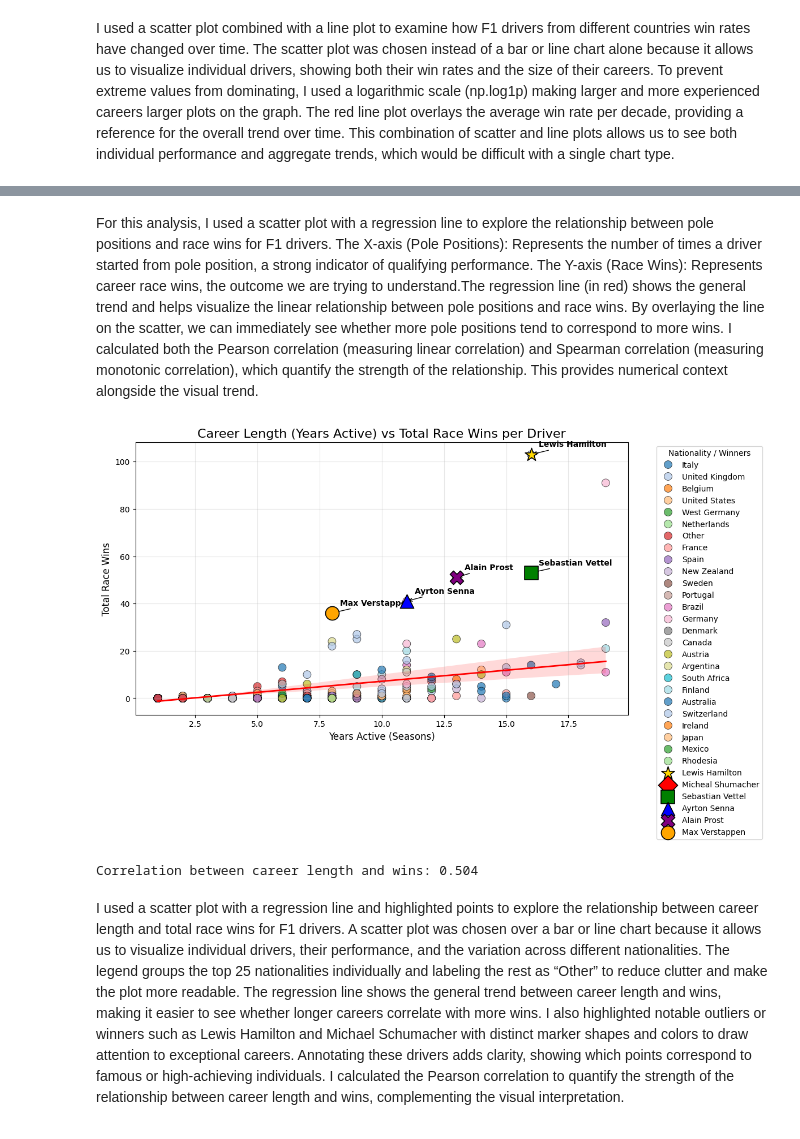
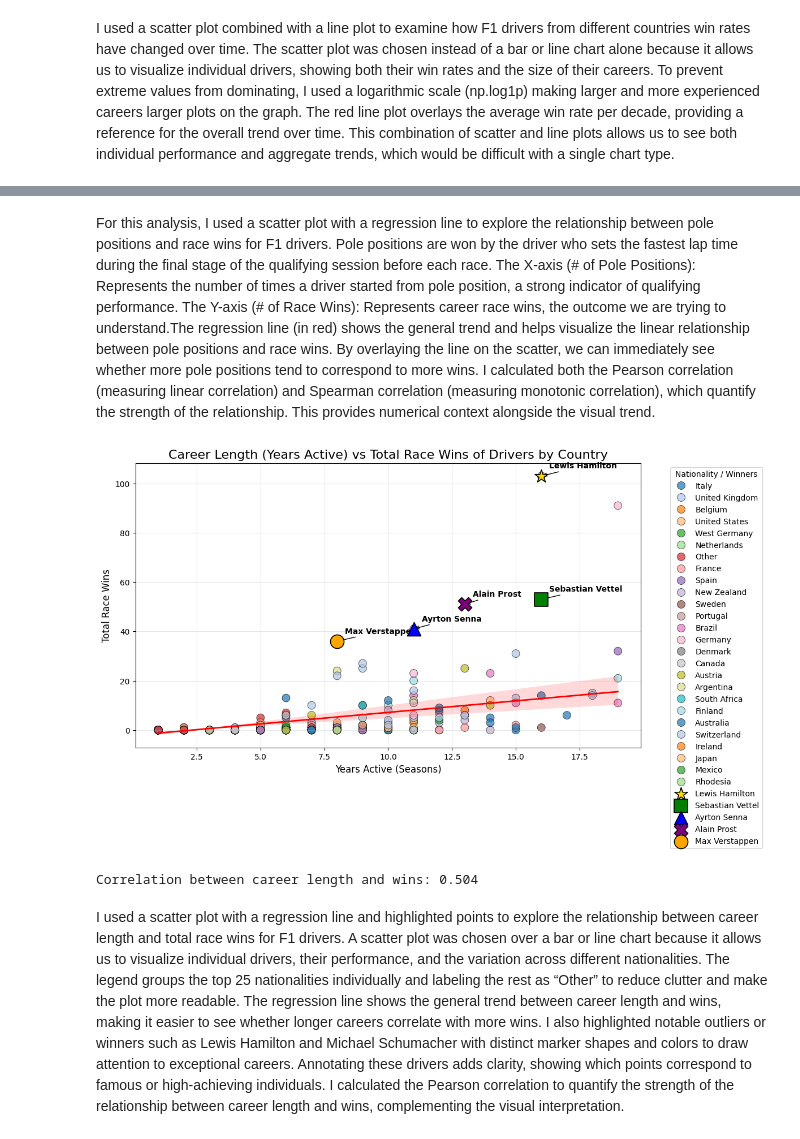
Before and after one commit to ryakkalauncc/4122project1, a Jupyter notebook: ITCS4122Project1.ipynb, the cells around one changed output, grey strips where cells are left out. Drawn from its saved outputs; the diff is of its cells as text; code cells hidden in the pictures.

```diff
--- a/ITCS4122Project1.ipynb
+++ b/ITCS4122Project1.ipynb
@@ -192,5 +179,5 @@ Spearman correlation: 0.7627815147731927:.3f
 # %% [markdown]
-For this analysis, I used a scatter plot with a regression line to explore the relationship between pole positions and race wins for F1 drivers. The X-axis (Pole Positions): Represents the number of times a driver started from pole position, a strong indicator of qualifying performance. The Y-axis (Race Wins): Represents career race wins, the outcome we are trying to understand.The regression line (in red) shows the general trend and helps visualize the linear relationship between pole positions and race wins. By overlaying the line on the scatter, we can immediately see whether more pole positions tend to correspond to more wins. I calculated both the Pearson correlation (measuring linear correlation) and Spearman correlation (measuring monotonic correlation), which quantify the strength of the relationship. This provides numerical context alongside the visual trend.
+For this analysis, I used a scatter plot with a regression line to explore the relationship between pole positions and race wins for F1 drivers. Pole positions are won by the driver who sets the fastest lap time during the final stage of the qualifying session before each race. The X-axis (# of Pole Positions): Represents the number of times a driver started from pole position, a strong indicator of qualifying performance. The Y-axis (# of Race Wins): Represents career race wins, the outcome we are trying to understand.The regression line (in red) shows the general trend and helps visualize the linear relationship between pole positions and race wins. By overlaying the line on the scatter, we can immediately see whether more pole positions tend to correspond to more wins. I calculated both the Pearson correlation (measuring linear correlation) and Spearman correlation (measuring monotonic correlation), which quantify the strength of the relationship. This provides numerical context alongside the visual trend.
 # %%
 top_25 = race_df["Nationality"].value_counts().nlargest(25).index
 race_df["Nationality_Simplified"] = race_df["Nationality"].where(
@@ -199,7 +186,6 @@ race_df["Nationality_Simplified"] = race_df["Nationality"].where(
 
 winners = {
     "Lewis Hamilton": {"color": "gold", "marker": "*"},
-    "Micheal Shumacher": {"color": "red", "marker": "D"},
     "Sebastian Vettel": {"color": "green", "marker": "s"},
     "Ayrton Senna": {"color": "blue", "marker": "^"},
     "Alain Prost": {"color": "purple", "marker": "X"},
@@ -235,35 +221,35 @@ for driver, style in winners.items():
         d["Race_Wins"],
         s=300,
         color=style["color"],
         edgecolor="black",
         linewidth=1.2,
         marker=style["marker"],
         zorder=5,
         label=driver
     )
 
     for _, row in d.iterrows():
         plt.annotate(
             row["Driver"],
             (row["Years_Active"], row["Race_Wins"]),
             xytext=(10,10),
             textcoords="offset points",
             fontsize=10,
             color="black",
             weight="bold",
             arrowprops=dict(arrowstyle="->", color="black", lw=1)
         )
-plt.title("Career Length (Years Active) vs Total Race Wins per Driver", fontsize=16)
+plt.title("Career Length (Years Active) vs Total Race Wins of Drivers by Country", fontsize=16)
 plt.xlabel("Years Active (Seasons)", fontsize=12)
 plt.ylabel("Total Race Wins", fontsize=12)
 plt.legend(bbox_to_anchor=(1.05,1), loc="upper left", title="Nationality / Winners")
 plt.grid(alpha=0.3)
 plt.tight_layout()
 plt.show()
 corr = race_df["Years_Active"].corr(race_df["Race_Wins"])
 print(f"Correlation between career length and wins: {corr:.3f}")
 # %% [output]
-[figure, old version]
+[figure, new version]
 Correlation between career length and wins: 0.504
 # %% [markdown]
 I used a scatter plot with a regression line and highlighted points to explore the relationship between career length and total race wins for F1 drivers. A scatter plot was chosen over a bar or line chart because it allows us to visualize individual drivers, their performance, and the variation across different nationalities. The legend groups the top 25 nationalities individually and labeling the rest as “Other” to reduce clutter and make the plot more readable. The regression line shows the general trend between career length and wins, making it easier to see whether longer careers correlate with more wins. I also highlighted notable outliers or winners such as Lewis Hamilton and Michael Schumacher with distinct marker shapes and colors to draw attention to exceptional careers. Annotating these drivers adds clarity, showing which points correspond to famous or high-achieving individuals. I calculated the Pearson correlation to quantify the strength of the relationship between career length and wins, complementing the visual interpretation.
```
Also changed, not shown: parts of 2 cells of this notebook.
